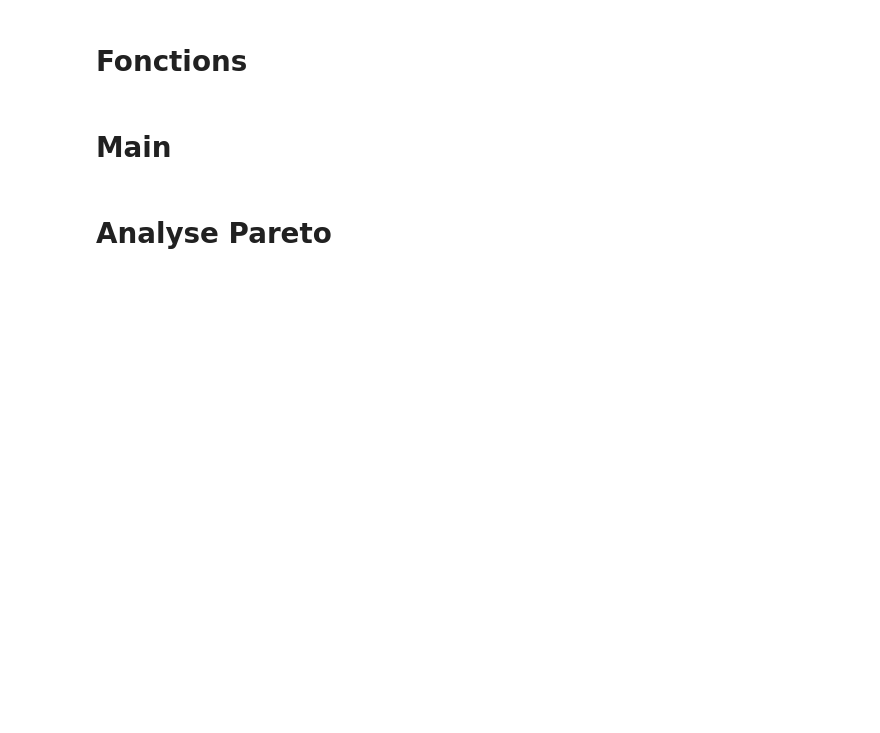
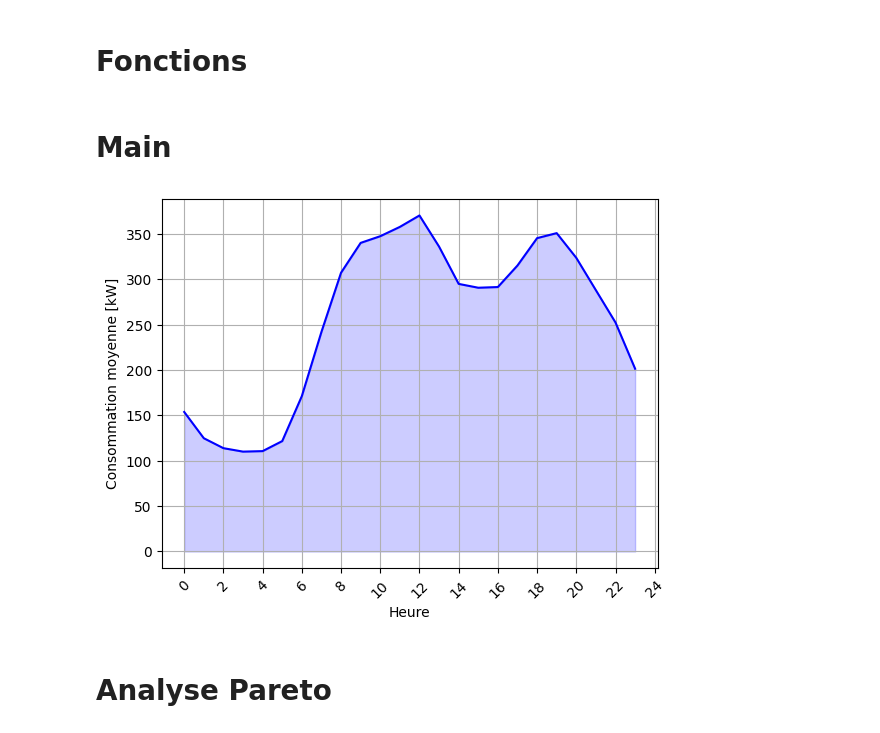
Before and after one commit to Louis9551/Solaire, a Jupyter notebook: DataAnalyse.ipynb, the cells around one changed output. Cells and saved outputs as stored; diff of their text form; code cells hidden in the pictures; blank space fills up the shorter version.

```diff
--- a/DataAnalyse.ipynb
+++ b/DataAnalyse.ipynb
@@ -200,26 +200,28 @@ def LoadDurationCurve(t, d, P, color='blue', name='Power', steps=250):
 # %% [markdown]
 # Main
 # %%
-# # Charger les données de consommation
-# (time, date, P_el_total) = GetProfile()
+# Charger les données de consommation
+(time, date, P_el_total) = GetProfile()
 
-# # Calculer la consommation moyenne par heure
-# P_el_mean = np.mean(P_el_total, axis=0)
+# Calculer la consommation moyenne par heure
+P_el_mean = np.mean(P_el_total, axis=0)
 
-# # Tracer la consommation moyenne par heure
-# plt.figure()
-# plt.fill_between(time, P_el_mean, color='blue', alpha=0.2)
-# plt.plot(time, P_el_mean, color='blue')
-# plt.xlabel('Heure')
-# plt.ylabel('Consommation moyenne [kW]')
+# Tracer la consommation moyenne par heure
+plt.figure()
+plt.fill_between(time, P_el_mean, color='blue', alpha=0.2)
+plt.plot(time, P_el_mean, color='blue')
+plt.xlabel('Heure')
+plt.ylabel('Consommation moyenne [kW]')
 
-# # Ajouter un cadrillage
-# plt.grid(True)
+# Ajouter un cadrillage
+plt.grid(True)
 
-# # Modifier l'échelle de l'axe x (par exemple, tous les 2 heures)
-# plt.xticks(range(0, len(time)+1, 2), rotation=45)  # Vous pouvez ajuster la plage en fonction de vos besoins
+# Modifier l'échelle de l'axe x (par exemple, tous les 2 heures)
+plt.xticks(range(0, len(time)+1, 2), rotation=45)  # Vous pouvez ajuster la plage en fonction de vos besoins
 
-# plt.show()
+plt.show()
+# %% [output]
+[figure, added]
 # %% [markdown]
 # Analyse Pareto
 # %%
```
Also changed, not shown: parts of 3 cells of this notebook.
